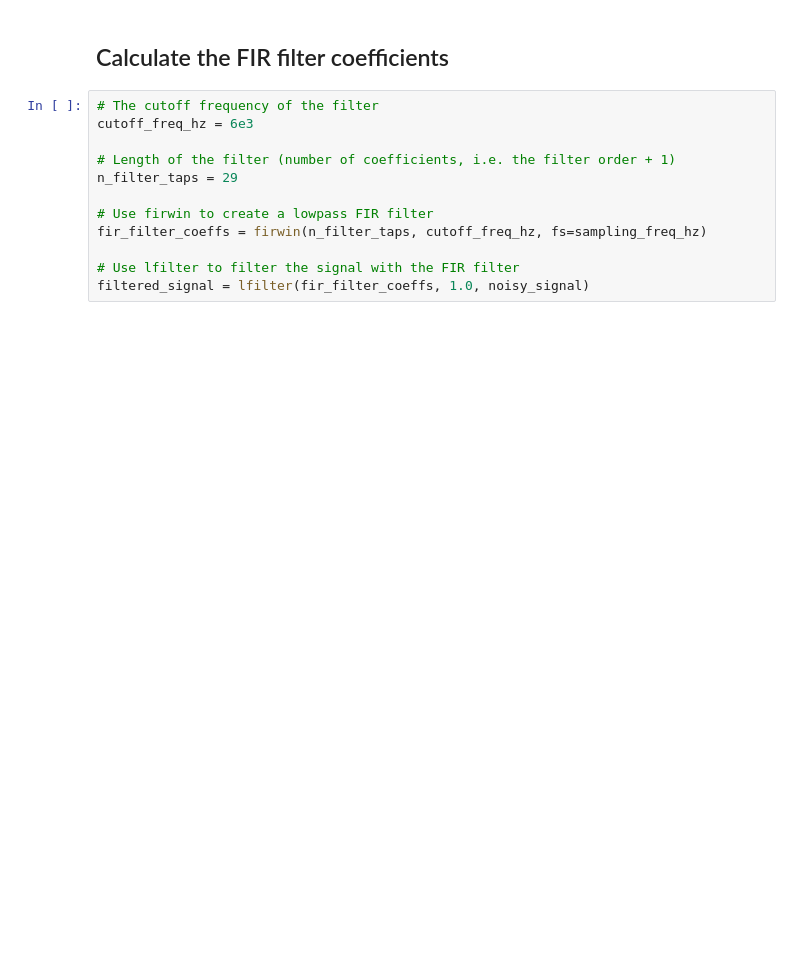
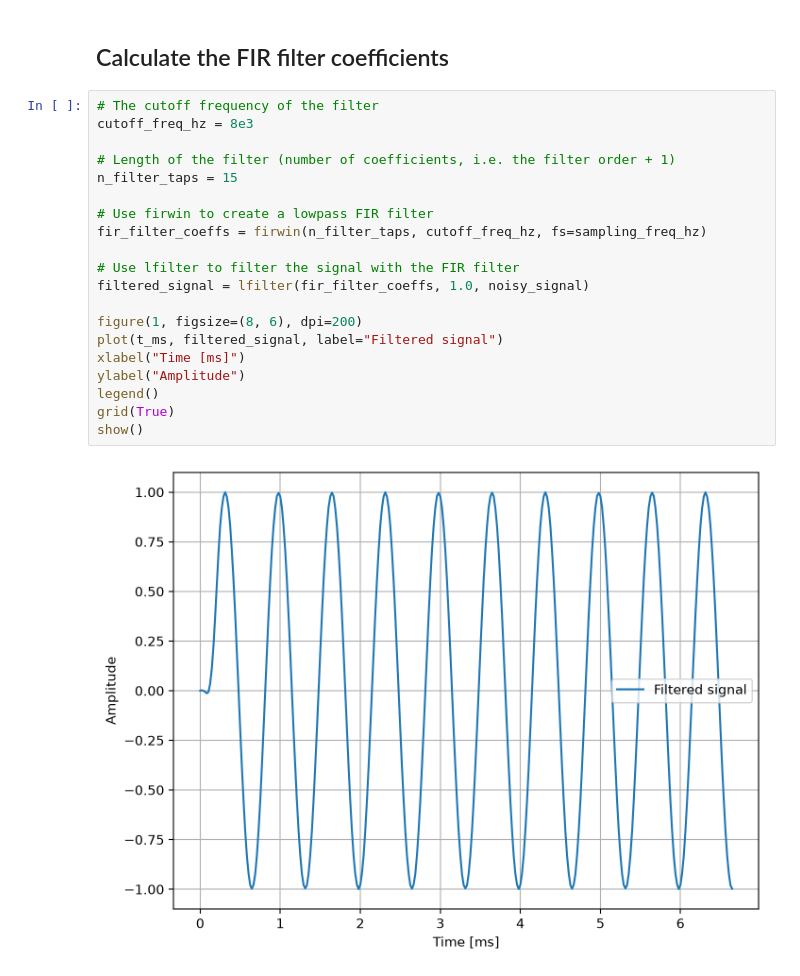
Before and after one commit to estanislaocrivos/advanced-digital-design-course, a Jupyter notebook: lab-02/python/fir/fir.ipynb, the cells around one changed output. Cells and saved outputs as stored; diff of their text form; blank space fills up the shorter version.

```diff
--- a/lab-02/python/fir/fir.ipynb
+++ b/lab-02/python/fir/fir.ipynb
@@ -77,16 +77,26 @@ show()
 ## Calculate the FIR filter coefficients
 # %%
 # The cutoff frequency of the filter
-cutoff_freq_hz = 6e3
+cutoff_freq_hz = 8e3
 
 # Length of the filter (number of coefficients, i.e. the filter order + 1)
-n_filter_taps = 29
+n_filter_taps = 15
 
 # Use firwin to create a lowpass FIR filter
 fir_filter_coeffs = firwin(n_filter_taps, cutoff_freq_hz, fs=sampling_freq_hz)
 
 # Use lfilter to filter the signal with the FIR filter
 filtered_signal = lfilter(fir_filter_coeffs, 1.0, noisy_signal)
+
+figure(1, figsize=(8, 6), dpi=200)
+plot(t_ms, filtered_signal, label="Filtered signal")
+xlabel("Time [ms]")
+ylabel("Amplitude")
+legend()
+grid(True)
+show()
+# %% [output]
+[figure, added]
 # %%
 n_fft = 1024
 fft_noisy_signal = fft(noisy_signal, n_fft)
```
Also changed, not shown: parts of 4 cells of this notebook, 1 other file.
